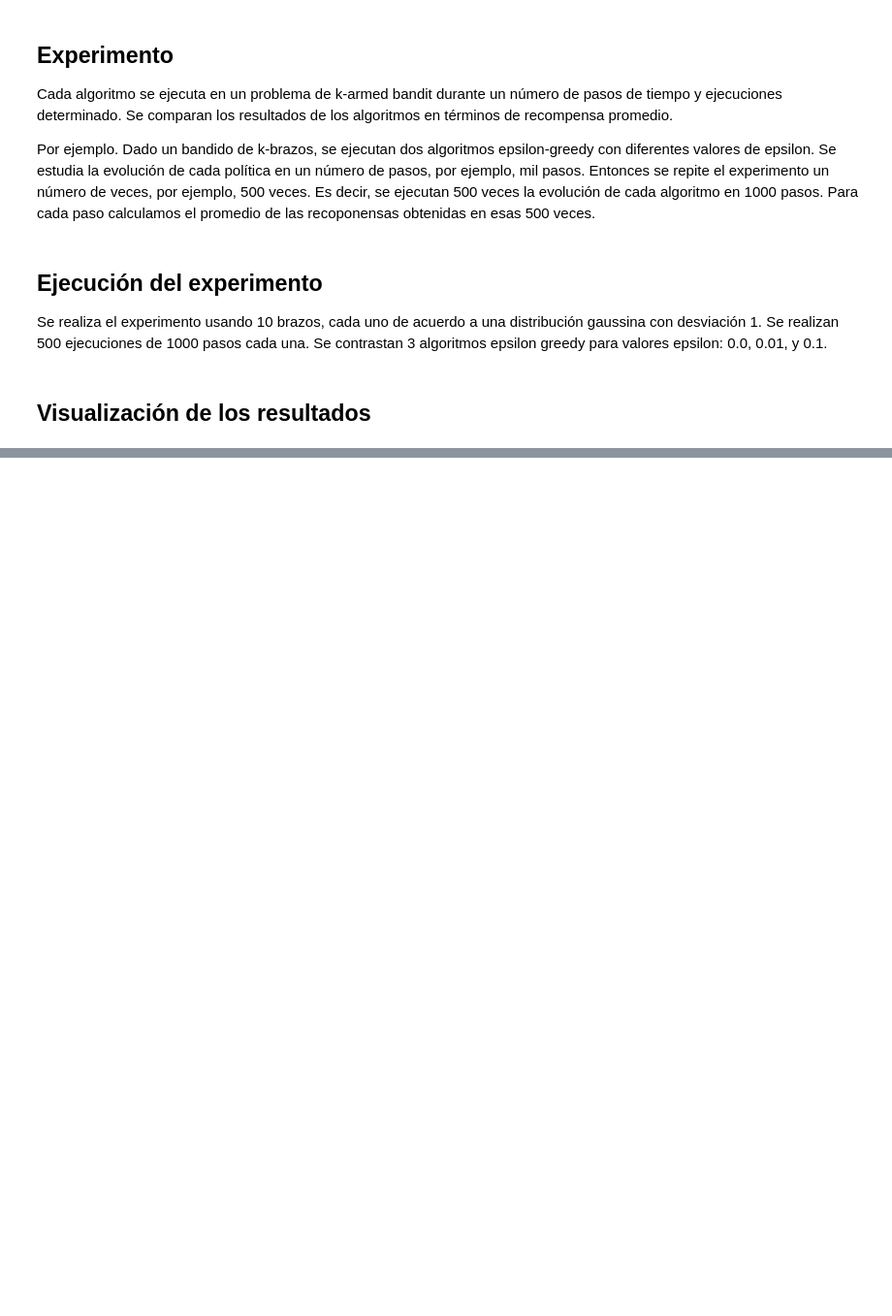
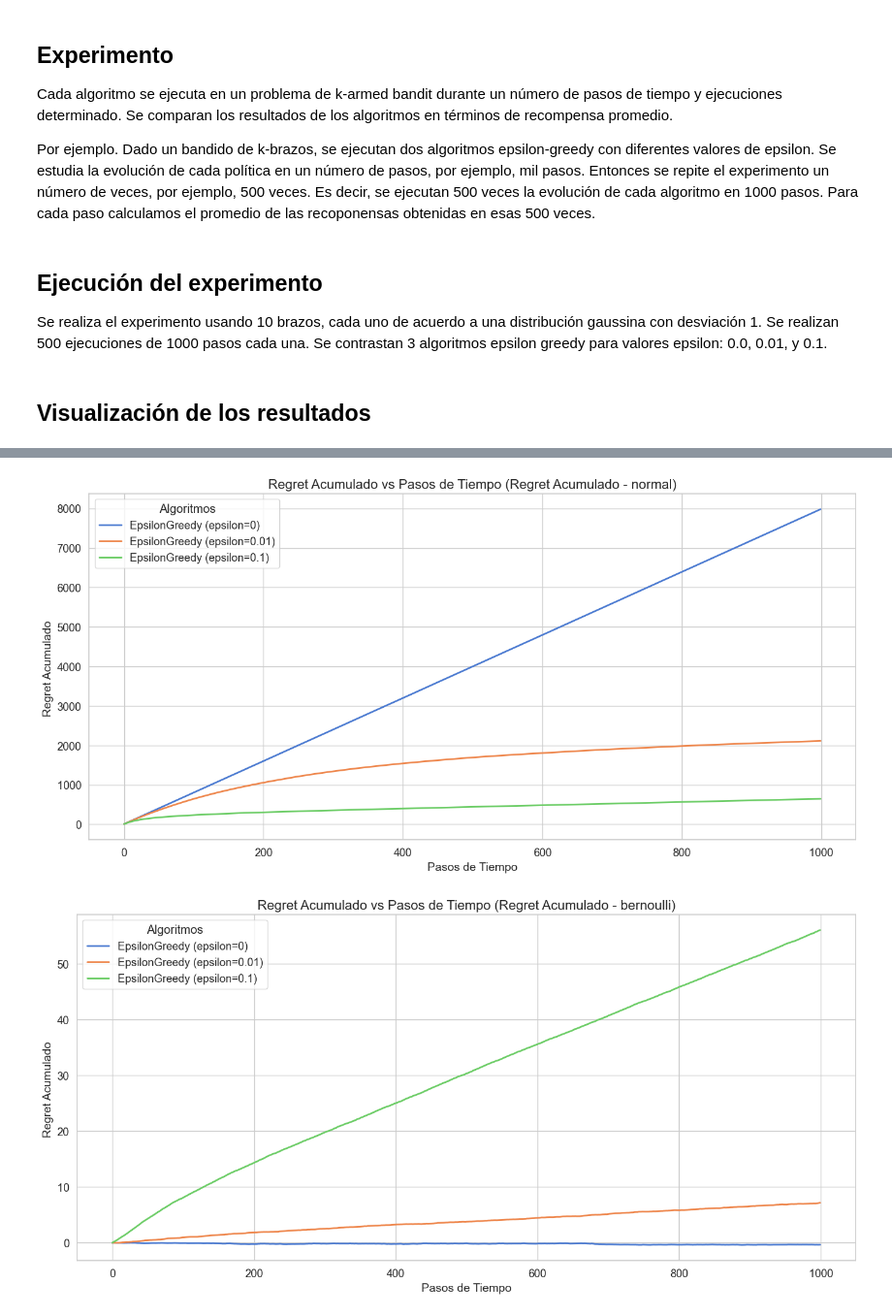
Before and after one commit to NaoKB/AyalaFilardi-RL, a Jupyter notebook: k_brazos/Greedy.ipynb, the cells around one changed output, grey strips where cells are left out. Shown at 97% size. Saved outputs shown, nothing was run; the diff lists cells and outputs as text; code cells hidden in the pictures; blank space fills up the shorter version.

```diff
--- a/k_brazos/Greedy.ipynb
+++ b/k_brazos/Greedy.ipynb
@@ -160,0 +74,5 @@ plot_arm_statistics(arm_stats_binomial, algorithms, "Binomial")
+# %%
+BanditExperiment.plot_regrets(results, steps, algorithms)
+# %% [output]
+[figure, added]
+[figure, added]
```
Also changed, not shown: parts of 14 cells of this notebook, 1 other file.
